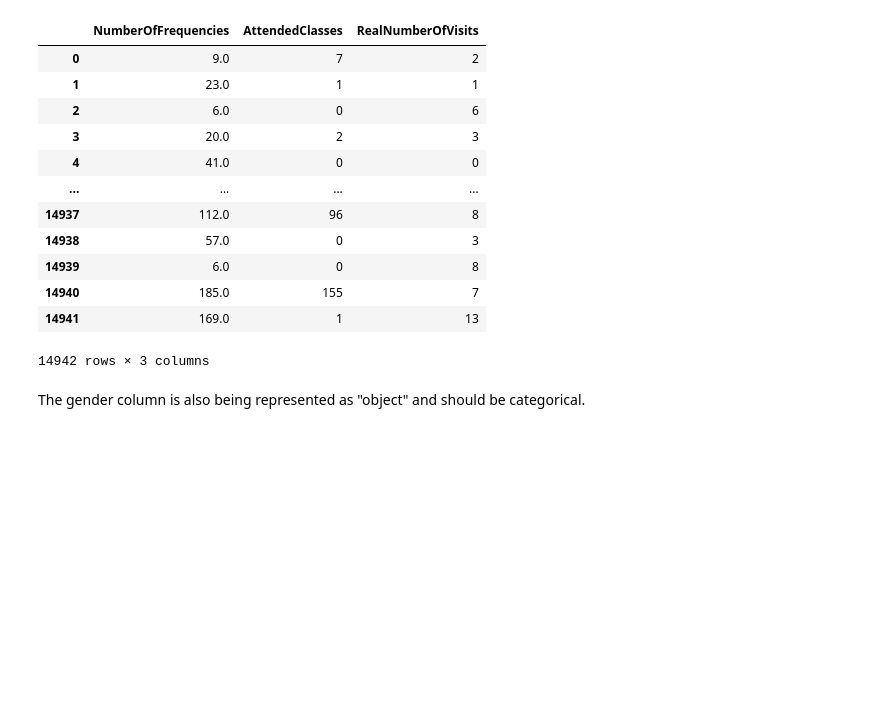
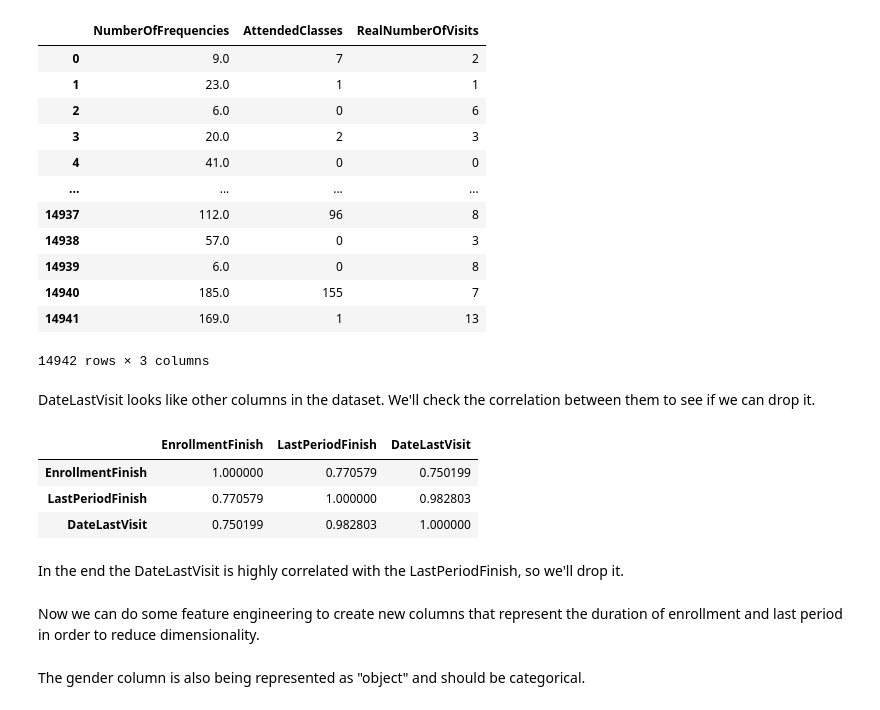
Before and after one commit to carlos-rodrigues75/MDSAA-NOVA-IMS, a Jupyter notebook: data_mining/project/DM2324_Group75.ipynb, the cells around one changed output. Cells and saved outputs as stored; diff of their text form; code cells hidden in the pictures; blank space fills up the shorter version.

```diff
--- a/data_mining/project/DM2324_Group75.ipynb
+++ b/data_mining/project/DM2324_Group75.ipynb
@@ -80,0 +82,12 @@ df["DateLastVisit"] = (pd.to_datetime(df["DateLastVisit"]) - pd.Timestamp("1970-
+# %% [markdown]
+DateLastVisit looks like other columns in the dataset.
+We'll check the correlation between them to see if we can drop it.
+# %%
+df[["EnrollmentFinish", "LastPeriodFinish", "DateLastVisit"]].corr()
+# %% [output]
+|  | EnrollmentFinish | LastPeriodFinish | DateLastVisit |
+| EnrollmentFinish | 1.000000 | 0.770579 | 0.750199 |
+| LastPeriodFinish | 0.770579 | 1.000000 | 0.982803 |
+| DateLastVisit | 0.750199 | 0.982803 | 1.000000 |
+# %% [markdown]
+In the end the DateLastVisit is highly correlated with the LastPeriodFinish, so we'll drop it.
@@ -80,0 +96,3 @@ df["DateLastVisit"] = (pd.to_datetime(df["DateLastVisit"]) - pd.Timestamp("1970-
+# %% [markdown]
+Now we can do some feature engineering to create new columns that represent the duration of enrollment and last period
+in order to reduce dimensionality.
```
Also changed, not shown: parts of 13 cells of this notebook.
